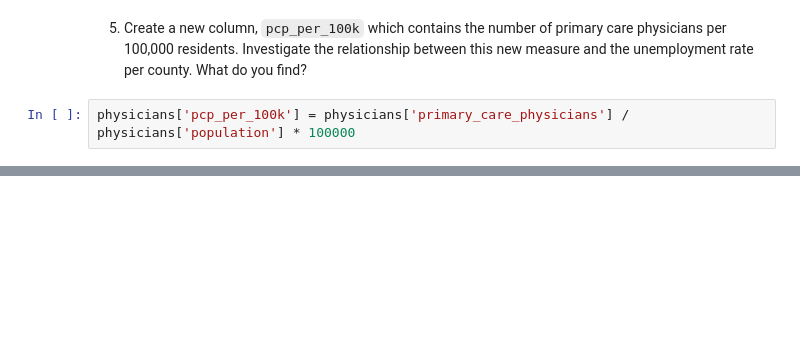
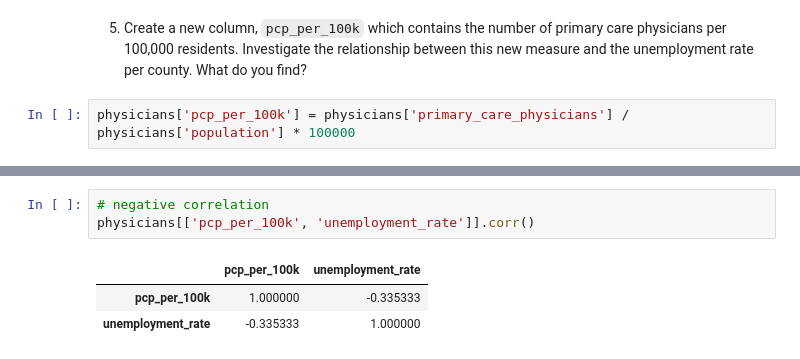
Before and after one commit to congwang1995/data-science-essentials-4, a Jupyter notebook: notebooks/Week 3 coding tasks.ipynb, the cells around one changed output, grey strips where cells are left out. Saved outputs shown, nothing was run; the diff lists cells and outputs as text; blank space fills up the shorter version.

```diff
--- a/notebooks/Week 3 coding tasks.ipynb
+++ b/notebooks/Week 3 coding tasks.ipynb
@@ -148,0 +147,7 @@ physicians.plot(kind = 'scatter',
+# %%
+# negative correlation
+physicians[['pcp_per_100k', 'unemployment_rate']].corr()
+# %% [output]
+|  | pcp_per_100k | unemployment_rate |
+| pcp_per_100k | 1.000000 | -0.335333 |
+| unemployment_rate | -0.335333 | 1.000000 |
```
Also changed, not shown: parts of 9 cells of this notebook.
